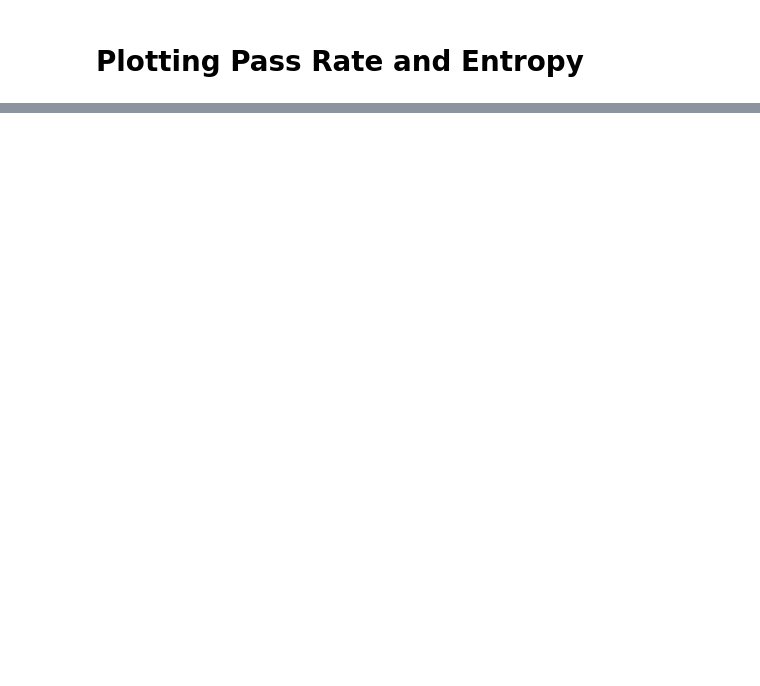
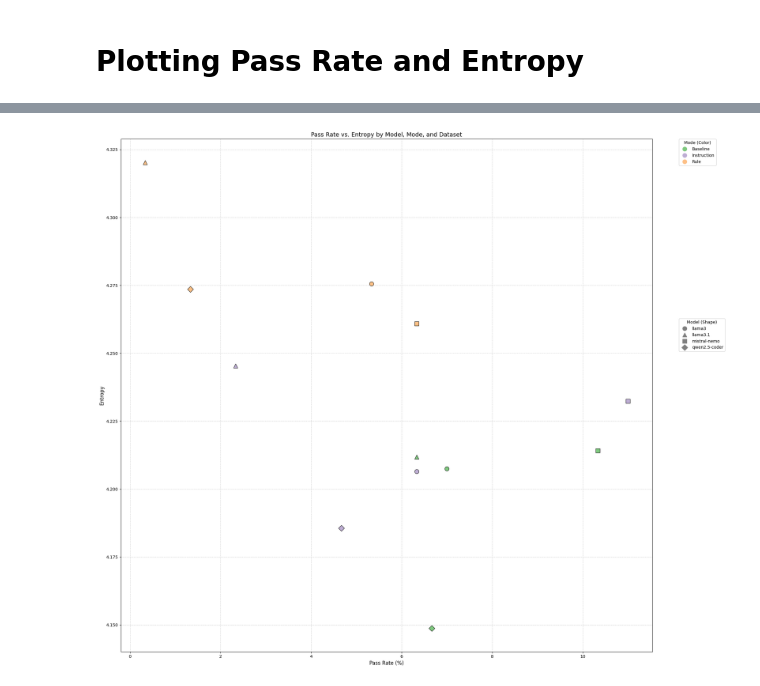
Before and after one commit to HyunjoonCho/mvce, a Jupyter notebook: visualize.ipynb, the cells around one changed output, grey strips where cells are left out. Cells and saved outputs as stored; diff of their text form; code cells hidden in the pictures; blank space fills up the shorter version.

```diff
--- a/visualize.ipynb
+++ b/visualize.ipynb
@@ -592,0 +629,4 @@ plot_pass_rate_vs_entropy(responses_df)
+# %%
+plot_pass_rate_vs_entropy (responses_df[responses_df['dataset'] == 'APPS'], dataset_label = False, output_filename="./results/figures/APPS_pass_rate_vs_entropy.png")
+# %% [output]
+[figure, added]
```
Also changed, not shown: parts of 28 cells of this notebook, 17 other files.
